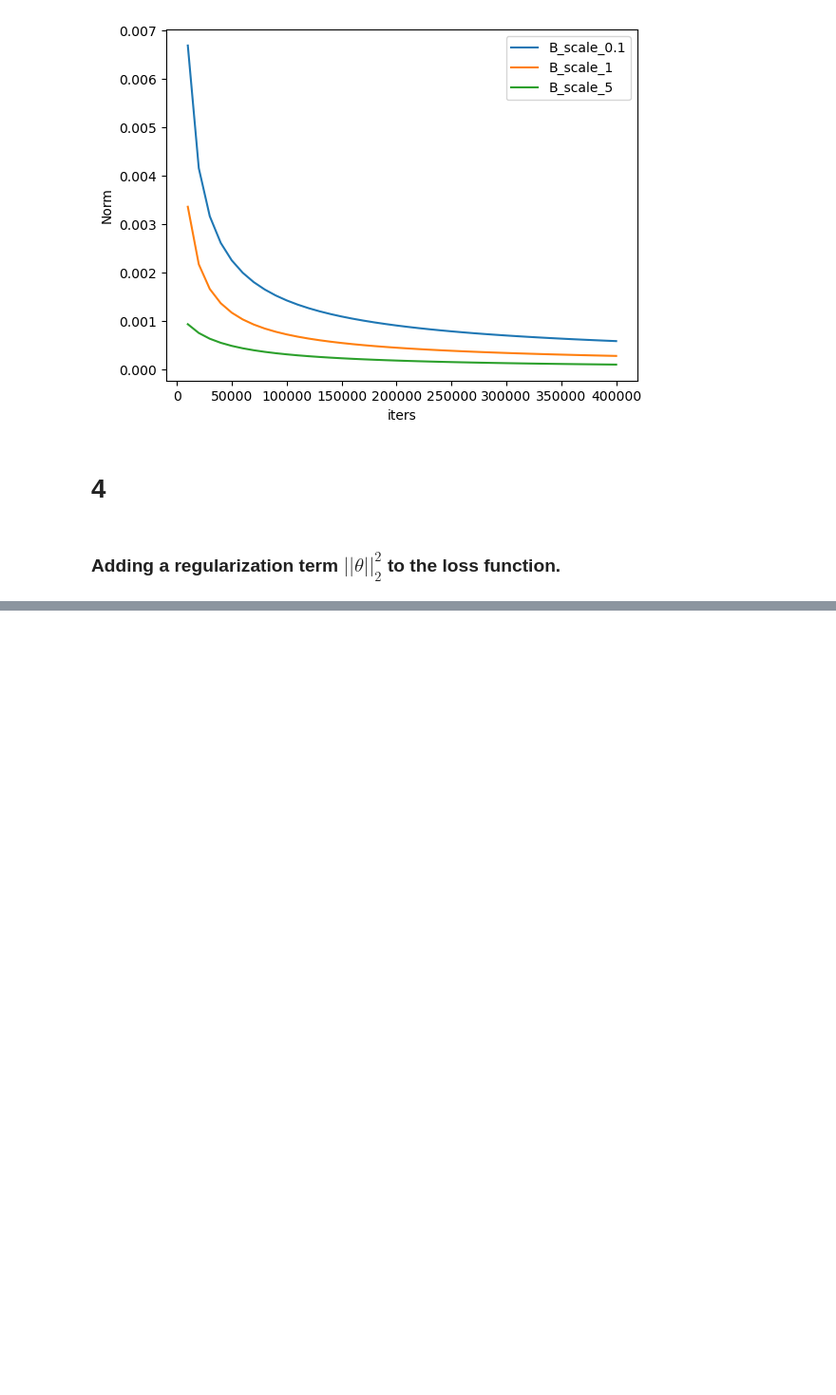
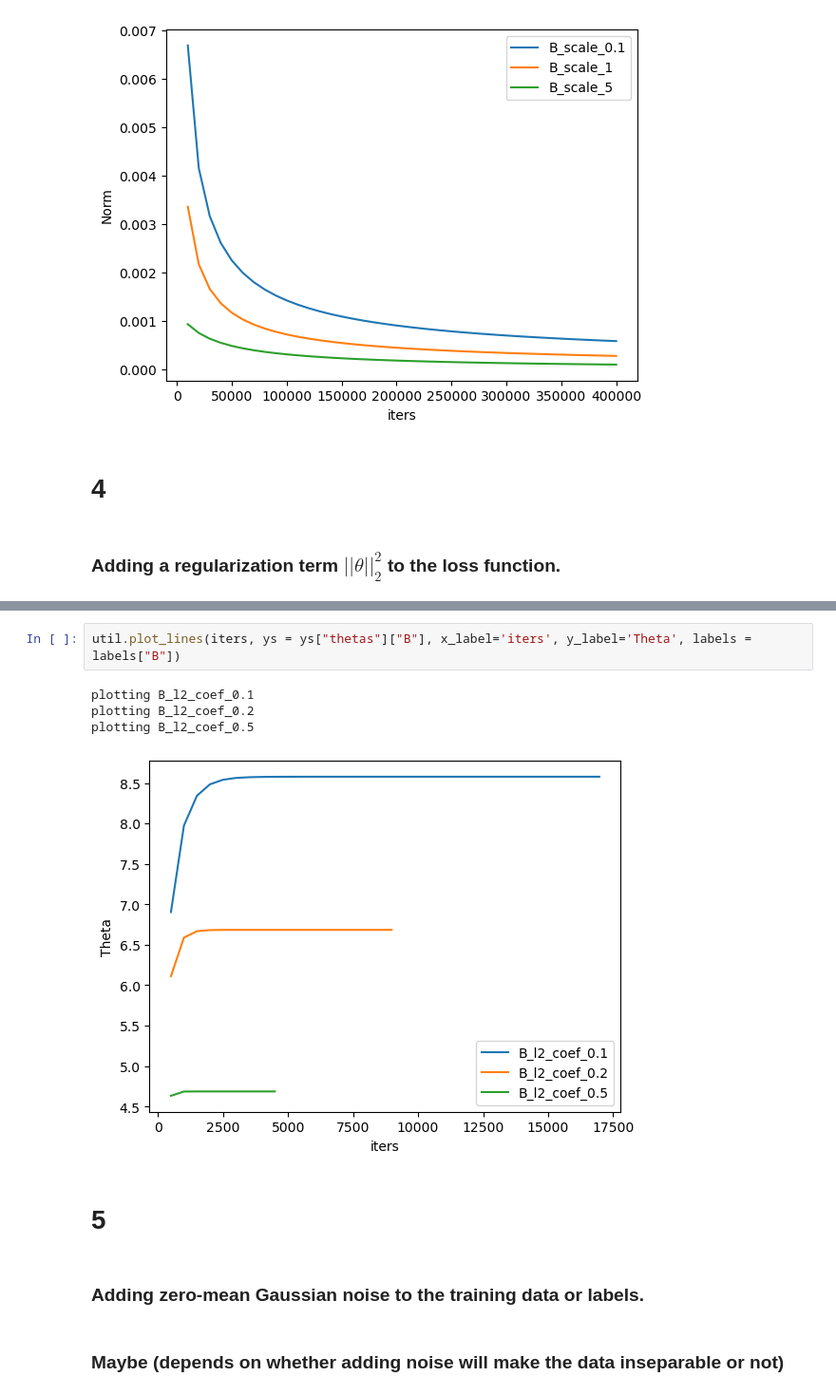
Before and after one commit to maxim5/cs229-2018-autumn, a Jupyter notebook: problem-sets/PS2/MHA's notebooks/PS2_P1.ipynb, the cells around one changed output, grey strips where cells are left out. Shown: that part at 95% size. Cells and saved outputs as stored; diff of their text form; blank space fills up the shorter version.

```diff
--- a/problem-sets/PS2/MHA's notebooks/PS2_P1.ipynb
+++ b/problem-sets/PS2/MHA's notebooks/PS2_P1.ipynb
@@ -268,0 +346,13 @@ plotting B_scale_5
+# %%
+util.plot_lines(iters, ys = ys["thetas"]["B"], x_label='iters', y_label='Theta', labels = labels["B"])
+# %% [output]
+plotting B_l2_coef_0.1
+plotting B_l2_coef_0.2
+plotting B_l2_coef_0.5
+[figure, added]
+# %% [markdown]
+# 5
+# %% [markdown]
+###  Adding zero-mean Gaussian noise to the training data or labels.
+# %% [markdown]
+### Maybe (depends on whether adding noise will make the data inseparable or not)
```
Also changed, not shown: parts of 35 cells of this notebook, 1 other file.
